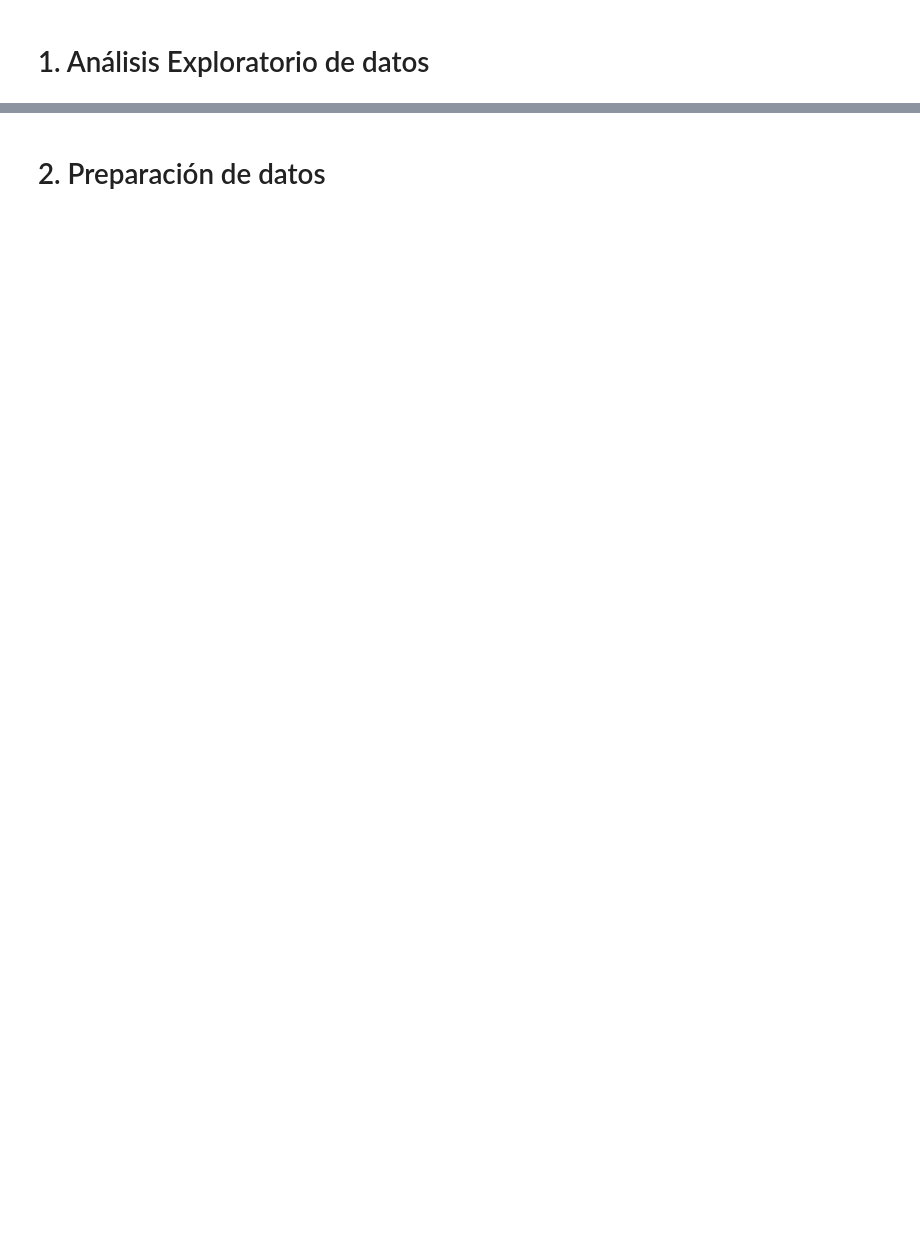
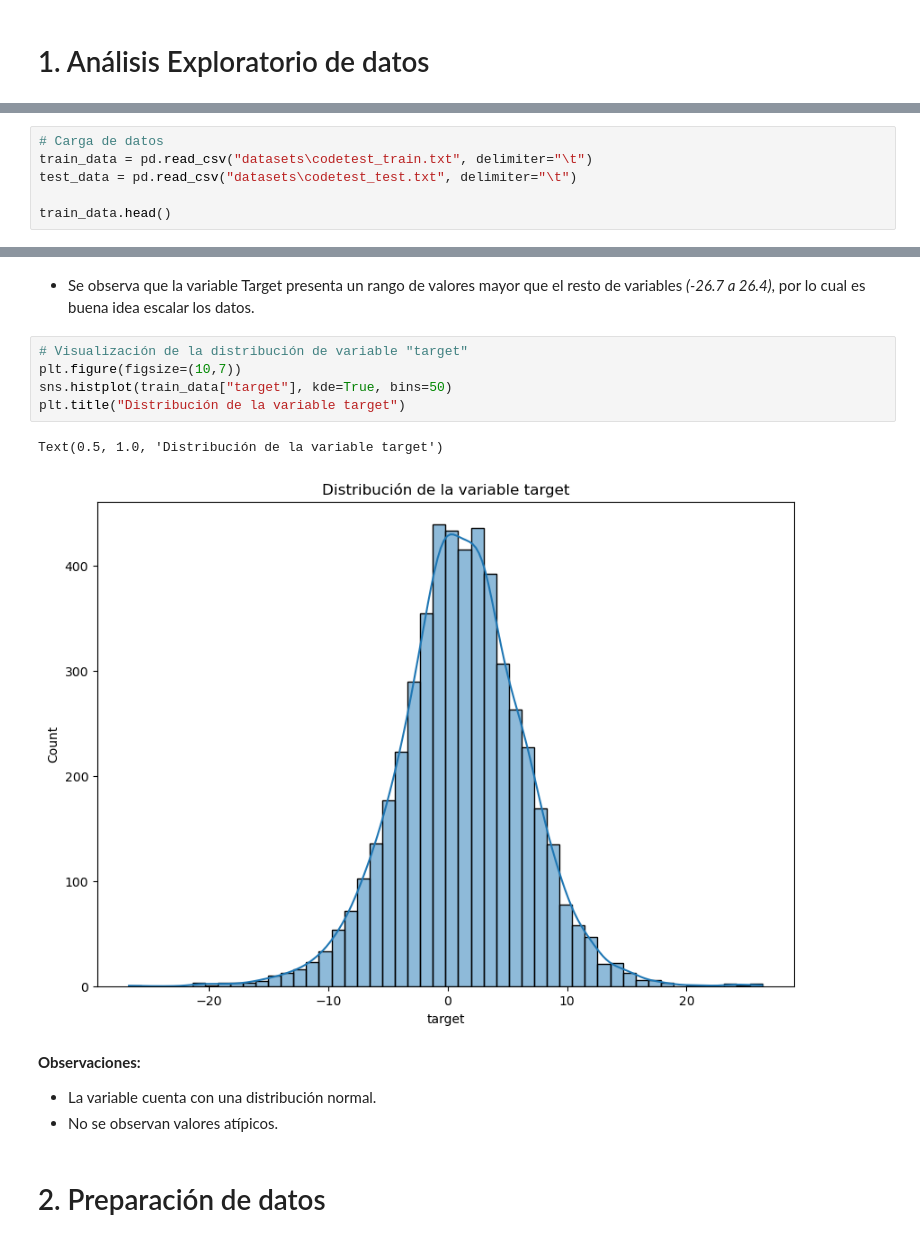
Before and after one commit to guillenunezc/Project_Capital_One-Regression-, a Jupyter notebook: 02_Solucion.ipynb, the cells around one changed output, grey strips where cells are left out. Drawn from its saved outputs; the diff is of its cells as text; blank space fills up the shorter version.

Commit message:
Update: 2. Preparación de datos  - Se realiza gráfico de distribución de target, revisión de tipo de datos y revisión de NaN. Próximo update incluirá imputación de NaN por mediana.

```diff
--- a/02_Solucion.ipynb
+++ b/02_Solucion.ipynb
@@ -22,0 +31,6 @@ random.seed(42)
+# %%
+# Carga de datos
+train_data = pd.read_csv("datasets\codetest_train.txt", delimiter="\t")
+test_data = pd.read_csv("datasets\codetest_test.txt", delimiter="\t")
+
+train_data.head()
@@ -23,2 +62,16 @@ random.seed(42)
+# %% [markdown]
+* Se observa que la variable Target presenta un rango de valores mayor que el resto de variables *(-26.7 a 26.4)*, por lo cual es buena idea escalar los datos.
+# %%
+# Visualización de la distribución de variable "target"
+plt.figure(figsize=(10,7))
+sns.histplot(train_data["target"], kde=True, bins=50)
+plt.title("Distribución de la variable target")
+# %% [output]
+Text(0.5, 1.0, 'Distribución de la variable target')
+[figure, added]
+# %% [markdown]
+**Observaciones:**
+* La variable cuenta con una distribución normal.
+* No se observan valores atípicos.
 # %% [markdown]
 # 2. Preparación de datos
```
Also changed, not shown: parts of 14 cells of this notebook.
